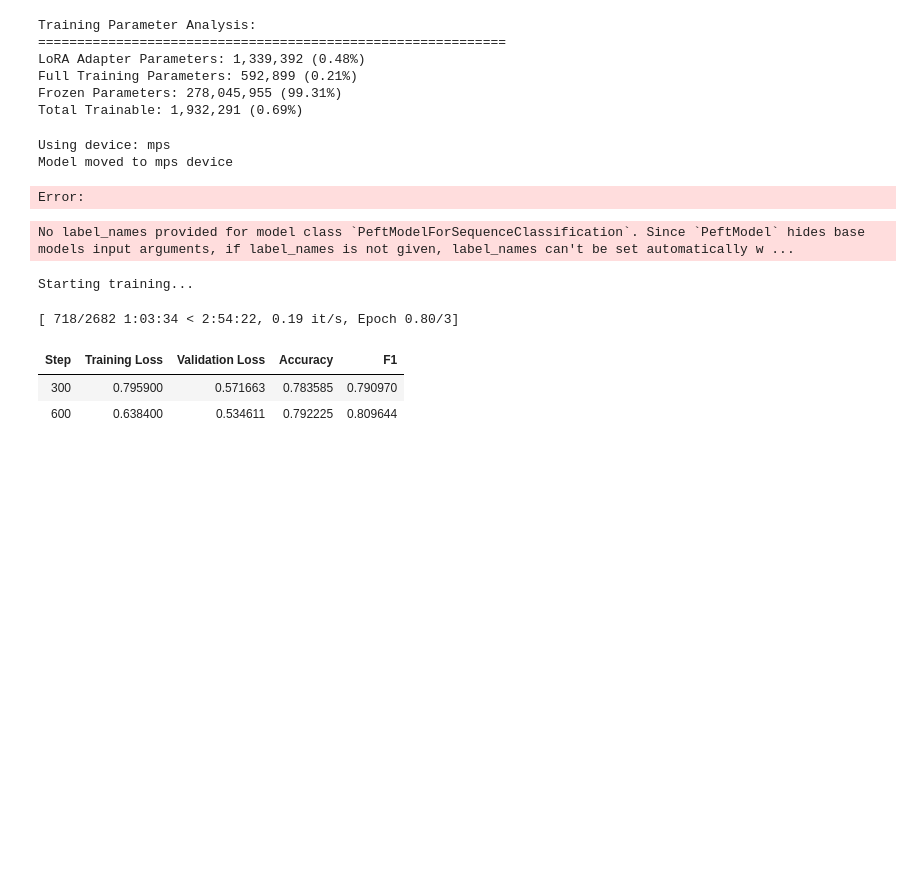
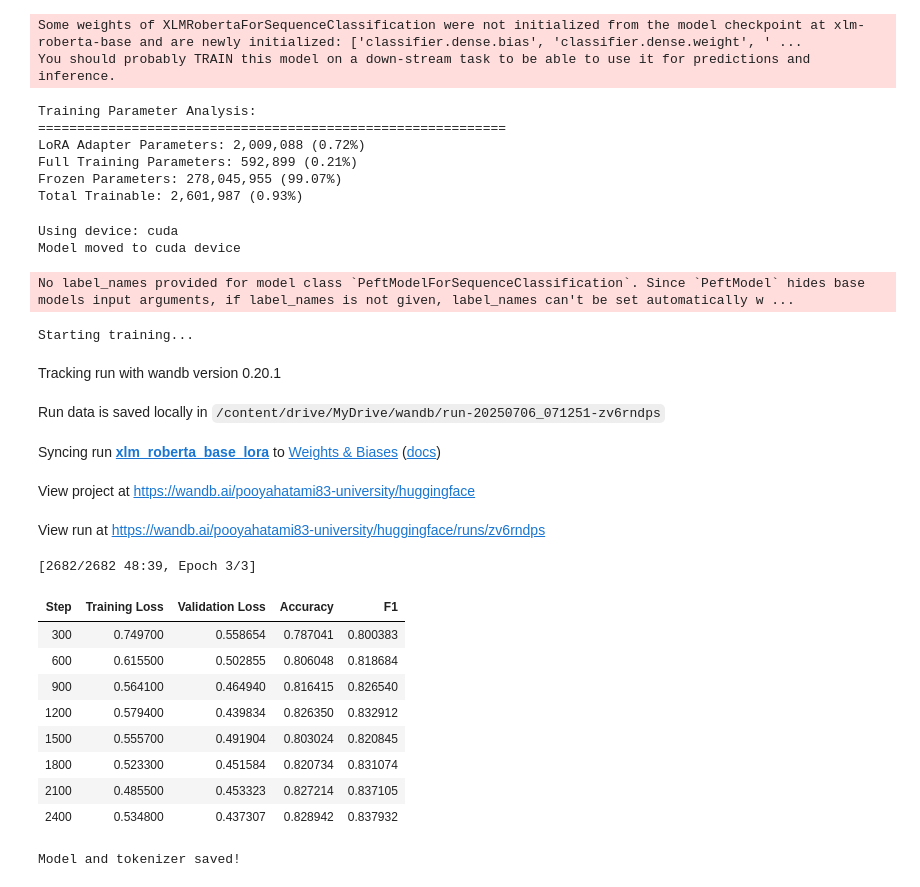
Before and after one commit to pooyaht/nlp_sentiment_analysis, a Jupyter notebook: BERT.ipynb, the cells around one changed output. Saved outputs shown, nothing was run; the diff lists cells and outputs as text; code cells hidden in the pictures; blank space fills up the shorter version.

Commit message:
Train BERT based model

```diff
--- a/BERT.ipynb
+++ b/BERT.ipynb
@@ -19,12 +51,23 @@ You should probably TRAIN this model on a down-stream task to be able to use it
+# %%
+model_name = 'xlm-roberta-base'
+safe_model_name = model_name.replace('/','_').replace('-','_').lower() + '_lora'
+tokenizer = AutoTokenizer.from_pretrained(model_name)
+model = AutoModelForSequenceClassification.from_pretrained(model_name, num_labels=3)
+# %% [output]
+Some weights of XLMRobertaForSequenceClassification were not initialized from the model checkpoint at xlm-roberta-base and are newly initialized: ['classifier.dense.bias', 'classifier.dense.weight', ' ...
+You should probably TRAIN this model on a down-stream task to be able to use it for predictions and inference.
 # %%
 lora_config = LoraConfig(
         task_type=TaskType.SEQ_CLS,
         inference_mode=False,
-        r=8,
-        lora_alpha=16,
+        r=12,
+        lora_alpha=24,
         lora_dropout=0.1,
         target_modules=[
-            "query", "key", "value", "dense",
+          "query", "key", "value",
+          "dense",
+          "intermediate.dense",
+          "output.dense"
         ],
         modules_to_save=["classifier"]
     )
@@ -65,10 +108,10 @@ print(f"Total Trainable: {lora_params + full_params:,} ({(lora_params + full_par
 # %% [output]
 Training Parameter Analysis:
 ============================================================
-LoRA Adapter Parameters: 1,339,392 (0.48%)
+LoRA Adapter Parameters: 2,009,088 (0.72%)
 Full Training Parameters: 592,899 (0.21%)
-Frozen Parameters: 278,045,955 (99.31%)
-Total Trainable: 1,932,291 (0.69%)
+Frozen Parameters: 278,045,955 (99.07%)
+Total Trainable: 2,601,987 (0.93%)
 # %%
 device = torch.device("mps" if torch.backends.mps.is_available() else "cuda" if torch.cuda.is_available() else "cpu")
 print(f"Using device: {device}")
@@ -76,15 +119,15 @@ print(f"Using device: {device}")
 peft_model = peft_model.to(device)
 print(f"Model moved to {device} device")
 # %% [output]
-Using device: mps
-Model moved to mps device
+Using device: cuda
+Model moved to cuda device
 # %%
 def tokenize_function(examples):
     return tokenizer(
         examples["text"],
         truncation=True,
         padding="max_length",
-        max_length=384,
+        max_length=512,
     )
 
 tokenized_ds = ds.map(tokenize_function, batched=True)
@@ -99,7 +142,7 @@ def compute_metrics(eval_pred):
     }
 
 training_args = TrainingArguments(
-    output_dir="./BERT/results",
+    output_dir=f"./{safe_model_name}/results",
     num_train_epochs=3,
     per_device_train_batch_size=8,
     per_device_eval_batch_size=8,
@@ -107,7 +150,7 @@ training_args = TrainingArguments(
     gradient_checkpointing=False,
     warmup_steps=300,
     weight_decay=0.01,
-    logging_dir="./BERT/logs",
+    logging_dir=f"./{safe_model_name}/logs",
     logging_steps=50,
     eval_steps=300,
     save_steps=600,
@@ -118,30 +161,43 @@ training_args = TrainingArguments(
     greater_is_better=True,
     dataloader_pin_memory=False,
     remove_unused_columns=False,
-    fp16=False,
-    report_to=None,
+    fp16=True,
+    report_to="wandb",
+    run_name=safe_model_name,
+    disable_tqdm=False,
 )
-# %% [output]
-Error:
 # %%
 trainer = Trainer(
     model=peft_model,
     args=training_args,
     train_dataset=tokenized_ds["train"], # type: ignore
     eval_dataset=tokenized_ds["test"], # type: ignore
     compute_metrics=compute_metrics,
 )
 
 print("Starting training...")
 trainer.train()
 
-peft_model.save_pretrained("./lora_sentiment_RoBERTa_model")
-tokenizer.save_pretrained("./lora_sentiment_RoBERTa_model")
+
+peft_model.save_pretrained(safe_model_name+"_model")
+tokenizer.save_pretrained(safe_model_name+"_tokenizer")
 print("Model and tokenizer saved!")
 # %% [output]
 No label_names provided for model class `PeftModelForSequenceClassification`. Since `PeftModel` hides base models input arguments, if label_names is not given, label_names can't be set automatically w ...
 Starting training...
+Tracking run with wandb version 0.20.1
+Run data is saved locally in /content/drive/MyDrive/wandb/run-20250706_071251-zv6rndps
+Syncing run xlm_roberta_base_lora to Weights & Biases (docs)
+View project at https://wandb.ai/pooyahatami83-university/huggingface
+View run at https://wandb.ai/pooyahatami83-university/huggingface/runs/zv6rndps
-[ 718/2682 1:03:34 < 2:54:22, 0.19 it/s, Epoch 0.80/3]
+[2682/2682 48:39, Epoch 3/3]
 | Step | Training Loss | Validation Loss | Accuracy | F1 |
-| 300 | 0.795900 | 0.571663 | 0.783585 | 0.790970 |
-| 600 | 0.638400 | 0.534611 | 0.792225 | 0.809644 |
+| 300 | 0.749700 | 0.558654 | 0.787041 | 0.800383 |
+| 600 | 0.615500 | 0.502855 | 0.806048 | 0.818684 |
+| 900 | 0.564100 | 0.464940 | 0.816415 | 0.826540 |
+| 1200 | 0.579400 | 0.439834 | 0.826350 | 0.832912 |
+| 1500 | 0.555700 | 0.491904 | 0.803024 | 0.820845 |
+| 1800 | 0.523300 | 0.451584 | 0.820734 | 0.831074 |
+| 2100 | 0.485500 | 0.453323 | 0.827214 | 0.837105 |
+| 2400 | 0.534800 | 0.437307 | 0.828942 | 0.837932 |
+Model and tokenizer saved!
```
Also changed, not shown: parts of 9 cells of this notebook.
